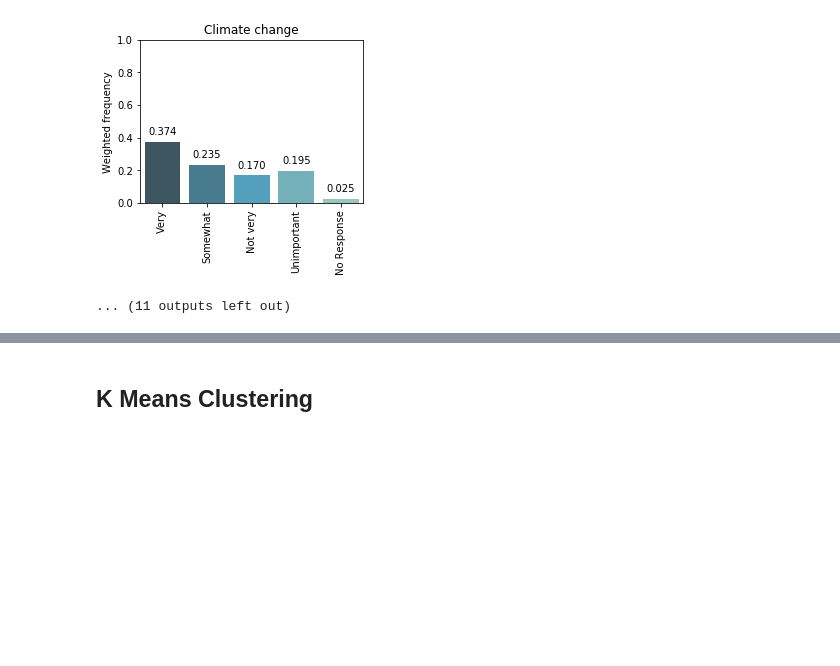
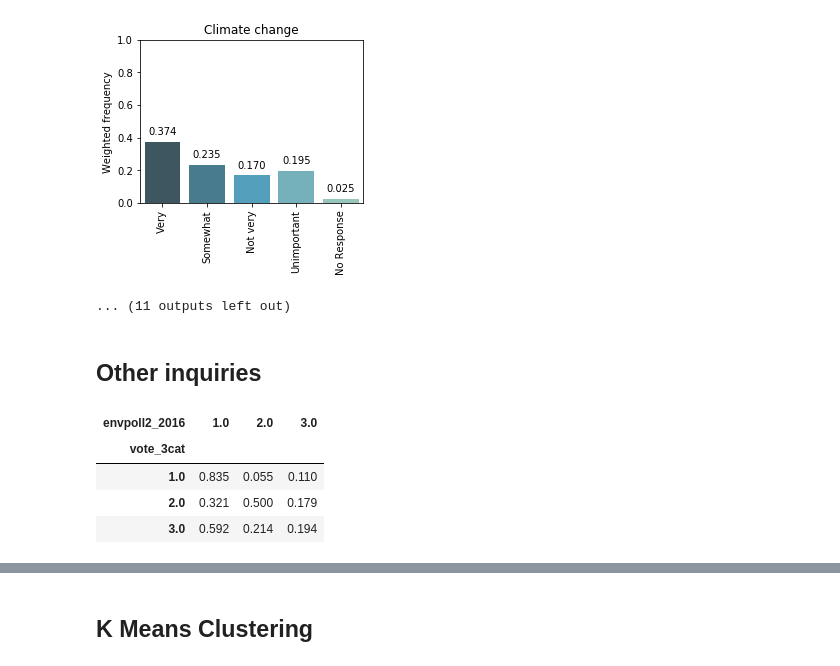
Before and after one commit to ali0003433/predict-by-issue-prioritization, a Jupyter notebook: notebooks/appendix.ipynb, the cells around one changed output, grey strips where cells are left out. Cells and saved outputs as stored; diff of their text form; code cells hidden in the pictures; blank space fills up the shorter version.

```diff
--- a/notebooks/appendix.ipynb
+++ b/notebooks/appendix.ipynb
@@ -27,6 +49,8 @@ with open('../data/processed/predictors.pickle', 'rb') as file:
     X = pickle.load(file)
 with open('../data/processed/target.pickle', 'rb') as file:
     y = pickle.load(file)
+with open('../data/processed/df_raw.pickle', 'rb') as file:
+    df_raw = pickle.load(file)
 # %% [markdown]
 Set up function for weighting observations
 # %%
@@ -113,3 +137,21 @@ for ind, col in enumerate(col_list):
 [figure]
 [figure]
 ... (11 outputs left out)
+# %% [markdown]
+## Other inquiries
+# %%
+cols = ['faminc_2016', 'marstat_2016', 'child18_2016', 'victim_12mo_2016', 'newsint_2016', 'employ_2016', 'labunmemb_2016', 'milstat_2_2016', 'milstat_1_2016', 'gunown_2016', 'smokenow_2016', 'gender_baseline', 'POLITICAL_CORRECTNESS_2016', 'reverse_discrimination_2016', 'gender_equality_2016', 'race_tryharder_2016', 'sexism1_2016',
+        'values_culture_2016', 'envpoll2_2016','presvote16post_2016', 'pew_religimp_2016', 'vote_3cat', 'painkillers_2016', 'healthcov2_2016', 'healthdk_0_2016', 'drugs_2016', 'educ_2016', 'weight', 'alcohol_2016', 'pew_prayer_2016', 'religpew_2016']
+# %%
+df_raw[cols] = df_raw[cols].dropna()
+# %%
+raw_grouped = df_raw[cols].groupby(['vote_3cat'])
+# %%
+val_freq = calc.distribution(raw_grouped, 'envpoll2_2016').round(3)
+val_freq
+# %% [output]
+| envpoll2_2016 | 1.0 | 2.0 | 3.0 |
+| vote_3cat |  |  |  |
+| 1.0 | 0.835 | 0.055 | 0.110 |
+| 2.0 | 0.321 | 0.500 | 0.179 |
+| 3.0 | 0.592 | 0.214 | 0.194 |
```
Also changed, not shown: parts of 6 cells of this notebook, 4 other files.
